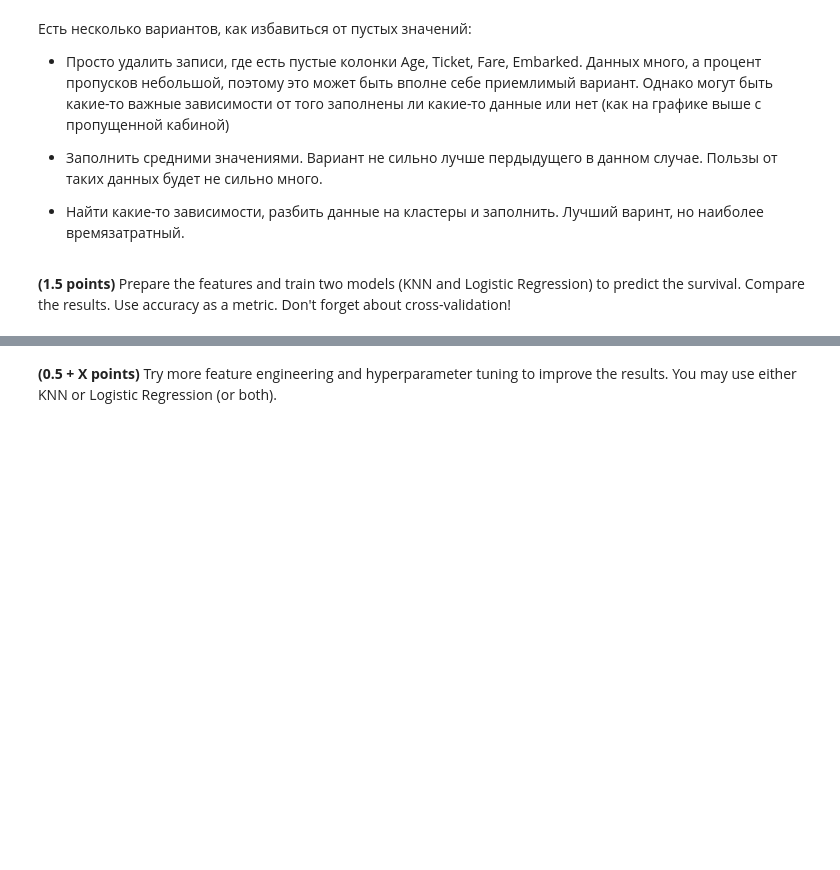
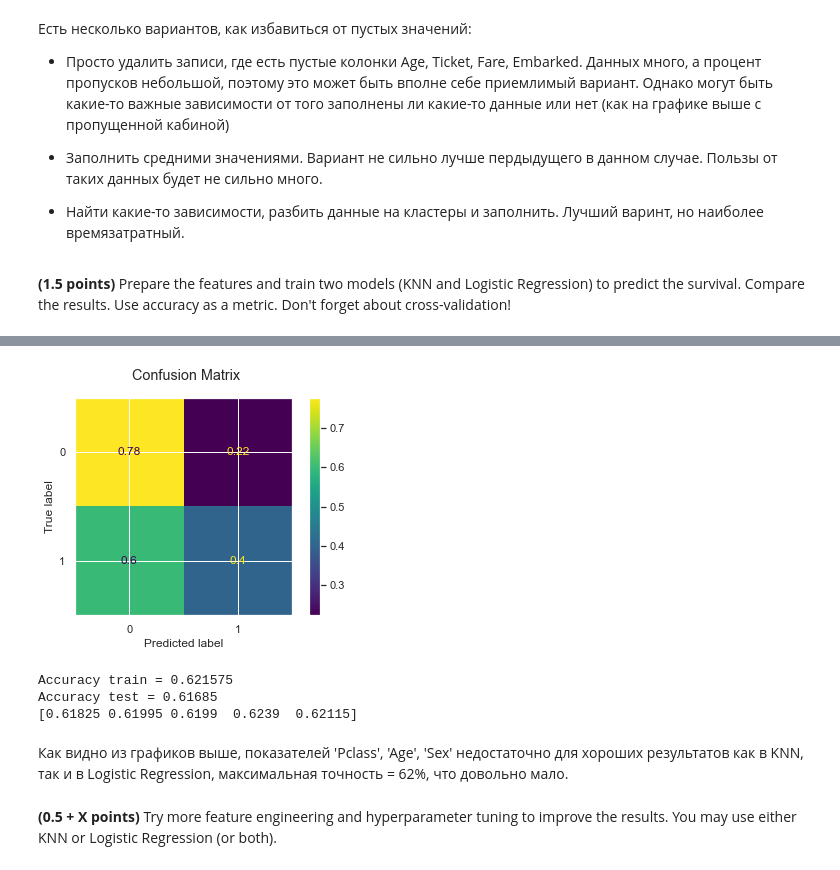
Before and after one commit to lizaveta56k/ML-22_2, a Jupyter notebook: task-5/hw_classification.ipynb, the cells around one changed output, grey strips where cells are left out. Saved outputs shown, nothing was run; the diff lists cells and outputs as text; code cells hidden in the pictures; blank space fills up the shorter version.

```diff
--- a/task-5/hw_classification.ipynb
+++ b/task-5/hw_classification.ipynb
@@ -960,2 +957,16 @@ train_acc, test_acc = fit_evaluate(knn, X_train, y_train, X_test, y_test)
+# %%
+logistic = LogisticRegression(max_iter=1000, C=1.0, tol=1e-5, random_state=42)
+logistic.fit(X_train[selected_features], list(map(str, y_train)))
+train_acc, test_acc = fit_evaluate(logistic, X_train[selected_features], y_train, X_test[selected_features], y_test)
+
+cv_scores = cross_val_score(logistic, X[selected_features], y, cv=5)
+print(cv_scores)
+# %% [output]
+[figure, added]
+Accuracy train = 0.621575
+Accuracy test = 0.61685
+[0.61825 0.61995 0.6199  0.6239  0.62115]
+# %% [markdown]
+Как видно из графиков выше, показателей 'Pclass', 'Age', 'Sex'  недостаточно для хороших результатов как в KNN, так и в Logistic Regression, максимальная точность  = 62%, что довольно мало.
 # %% [markdown]
 **(0.5 + X points)** Try more feature engineering and hyperparameter tuning to improve the results. You may use either KNN or Logistic Regression (or both).
```
Also changed, not shown: parts of 37 cells of this notebook.
